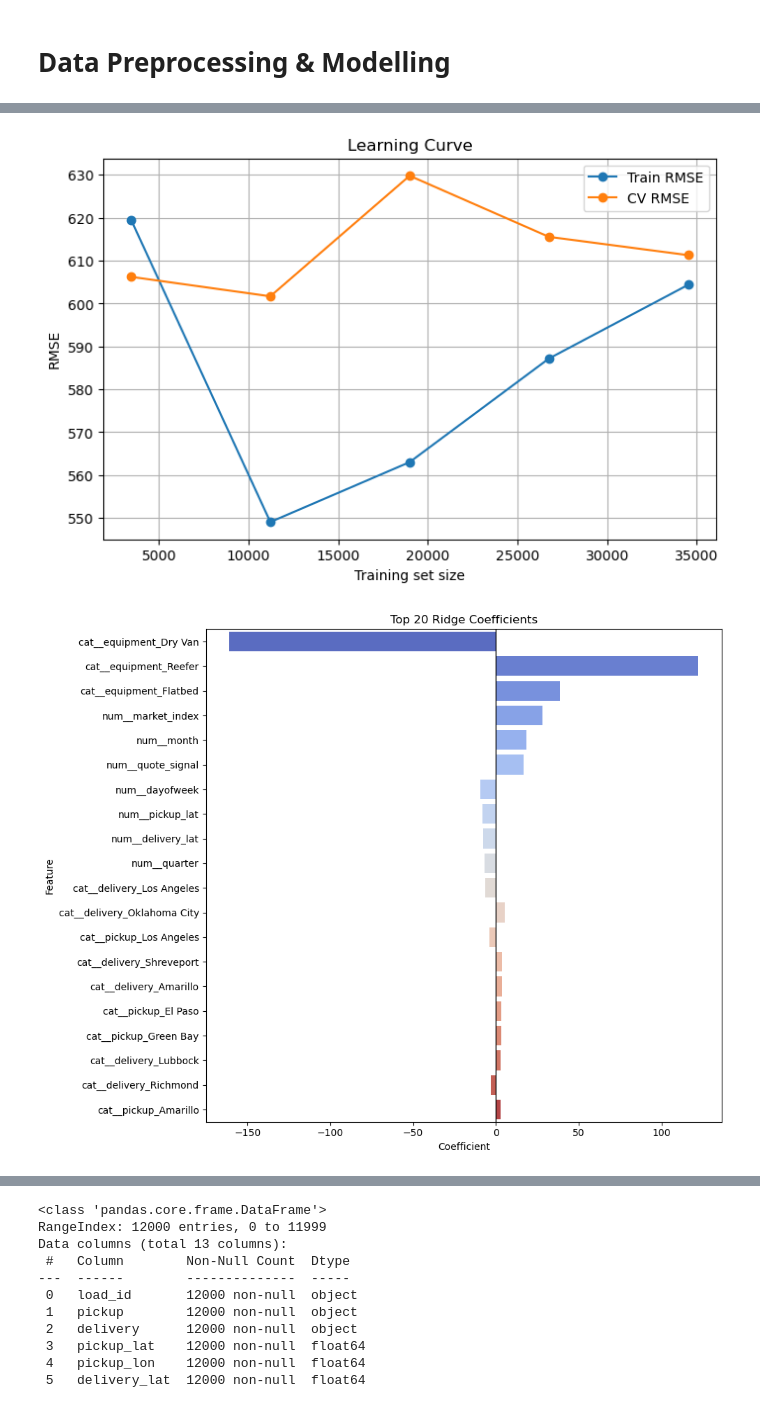
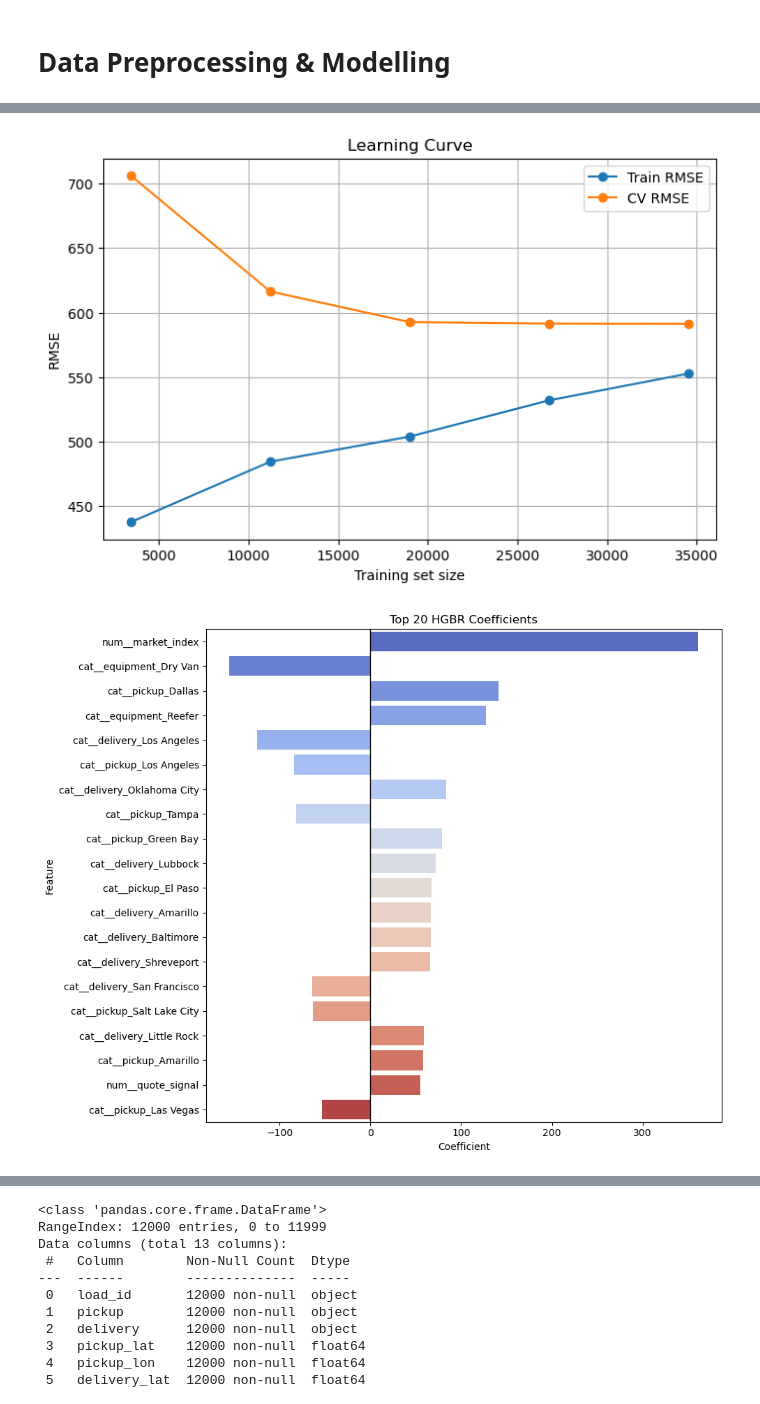
Before and after one commit to grascya/Spotter-ai, a Jupyter notebook: Freight_Model.ipynb, the cells around one changed output, grey strips where cells are left out. Saved outputs shown, nothing was run; the diff lists cells and outputs as text; code cells hidden in the pictures.

Commit message:
Model Ready

```diff
--- a/Freight_Model.ipynb
+++ b/Freight_Model.ipynb
@@ -516,7 +525,7 @@ numeric_transformer = Pipeline(steps=[
 
 categorical_transformer = Pipeline(steps=[
     ("imputer", SimpleImputer(strategy="most_frequent")),
-    ("onehot", OneHotEncoder(handle_unknown="ignore"))
+    ("onehot", OneHotEncoder(handle_unknown="ignore", sparse_output=False))
 ])
 
 preprocessor = ColumnTransformer(
@@ -661,7 +782,7 @@ plt.show()
 from sklearn.model_selection import learning_curve
 
 train_sizes, train_scores, valid_scores = learning_curve(
-    model,
+    final_model,
     X_train,
     y_train,
     cv=5,
@@ -681,38 +802,38 @@ plt.ylabel("RMSE")
 plt.title("Learning Curve")
 plt.legend()
 plt.grid(True)
-plt.savefig('plot3.png')
+plt.savefig('Learning_curve.png')
 plt.show()
 # %% [output]
-[figure, old version]
+[figure, new version]
 # %%
 #feature importance
 # Get feature names after preprocessing
 feature_names = model.named_steps["preprocessor"].get_feature_names_out()
 
 # Get Ridge coefficients
 coefs = model.named_steps["regressor"].coef_
 
 # Build a table
 coef_df = pd.DataFrame({
     "feature": feature_names,
     "coefficient": coefs,
     "abs_coefficient": abs(coefs)
 }).sort_values("abs_coefficient", ascending=False)
 
 # Top 20 most influential features
 top20 = coef_df.head(20)
 
 plt.figure(figsize=(10, 8))
 sns.barplot(data=top20, x="coefficient", y="feature", palette="coolwarm")
 plt.axvline(0, color="black", linewidth=1)
-plt.title("Top 20 Ridge Coefficients")
+plt.title("Top 20 HGBR Coefficients")
 plt.xlabel("Coefficient")
 plt.ylabel("Feature")
 plt.tight_layout()
 plt.show()
 # %% [output]
-[figure, old version]
+[figure, new version]
 # %%
 top_positive = coef_df.sort_values("coefficient", ascending=False).head(10)
 top_negative = coef_df.sort_values("coefficient", ascending=True).head(10)
```
Also changed, not shown: parts of 22 cells of this notebook, 9 other files.
